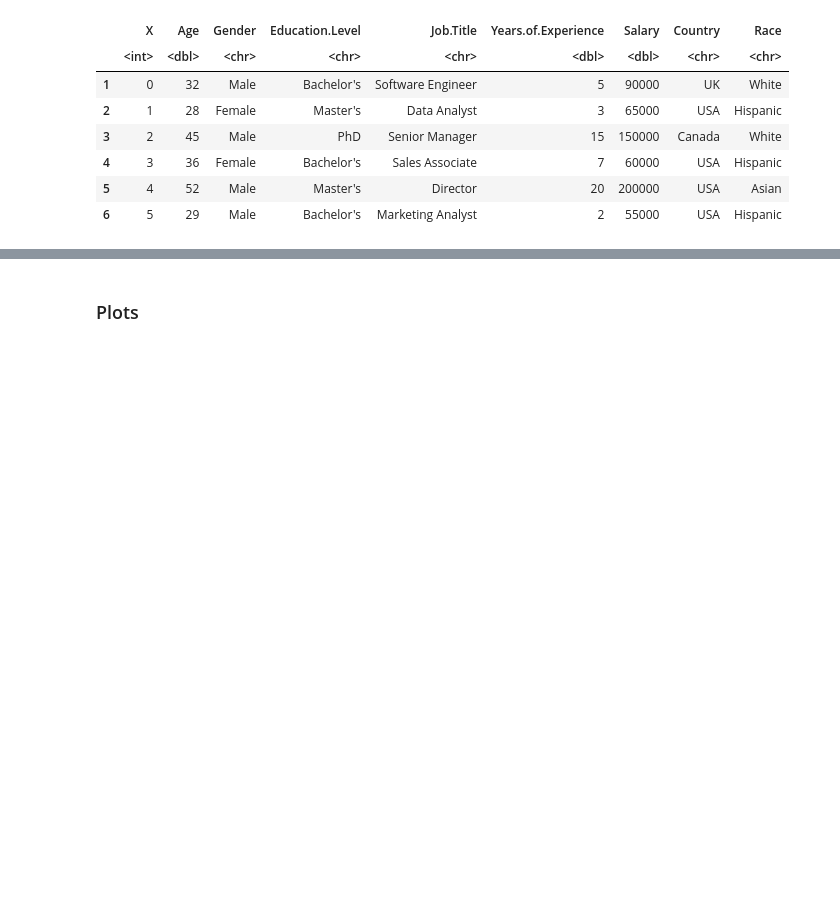
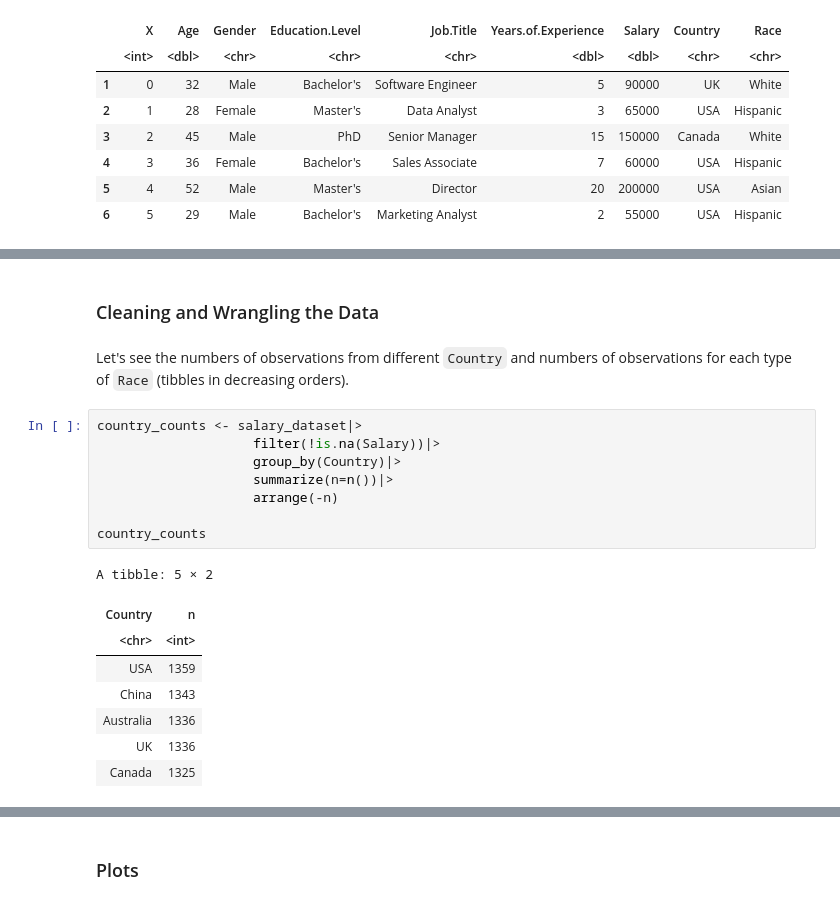
Before and after one commit to hongkailiu123/Race-VS.-Annual-Income-Statistical-Inference-Report, a Jupyter notebook: proposal_Group7.ipynb, the cells around one changed output, grey strips where cells are left out. Drawn from its saved outputs; the diff is of its cells as text; blank space fills up the shorter version.

```diff
--- a/proposal_Group7.ipynb
+++ b/proposal_Group7.ipynb
@@ -80,0 +49,21 @@ A data.frame: 1 × 1
+# %% [markdown]
+### Cleaning and Wrangling the Data
+# %% [markdown]
+Let's see the numbers of observations from different `Country` and numbers of observations for each type of `Race` (tibbles in decreasing orders).
+# %%
+country_counts <- salary_dataset|>
+                    filter(!is.na(Salary))|>
+                    group_by(Country)|>
+                    summarize(n=n())|>
+                    arrange(-n)
+
+country_counts
+# %% [output]
+A tibble: 5 × 2
+| Country | n |
+| <chr> | <int> |
+| USA | 1359 |
+| China | 1343 |
+| Australia | 1336 |
+| UK | 1336 |
+| Canada | 1325 |
```
Also changed, not shown: parts of 20 cells of this notebook.
